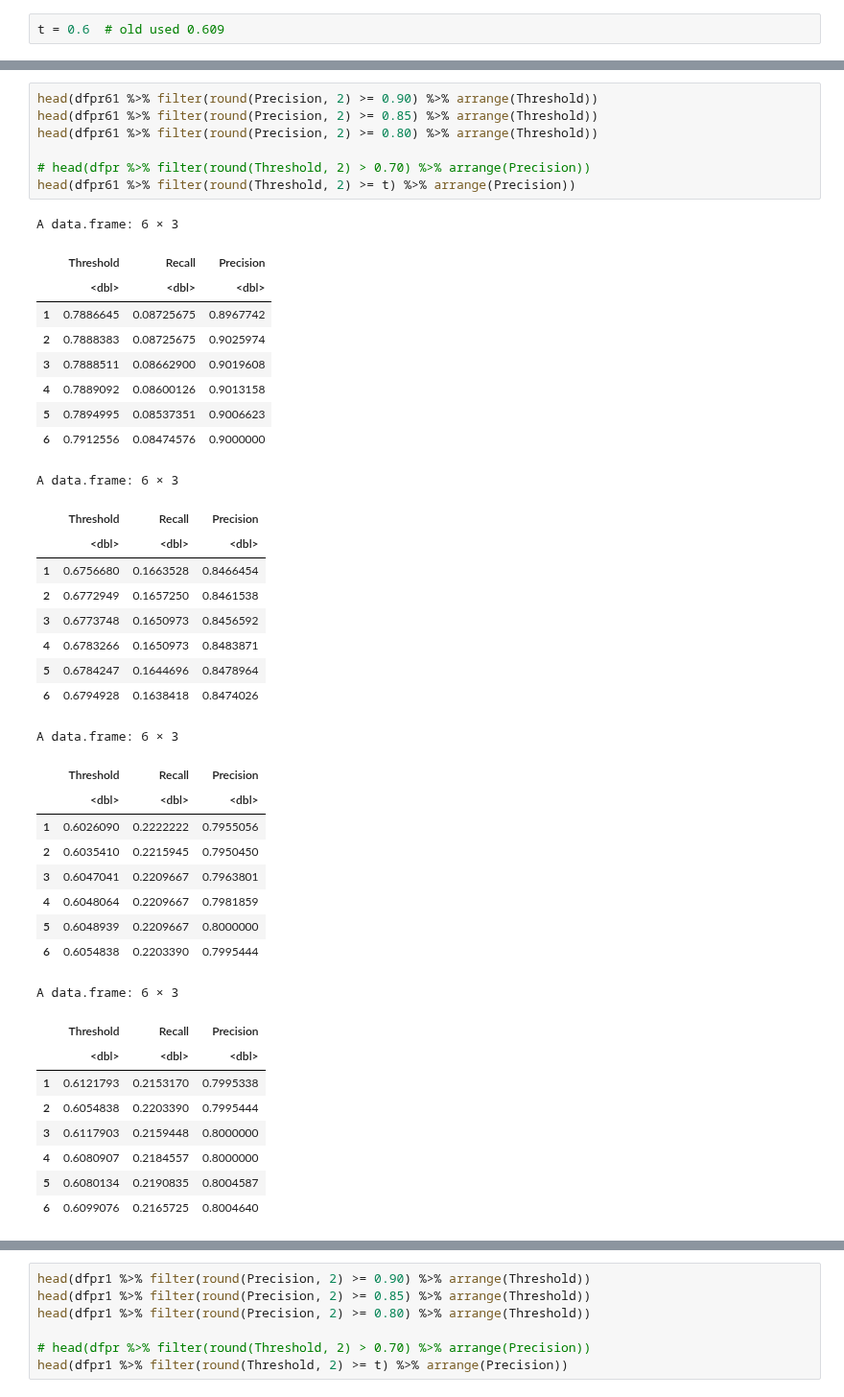
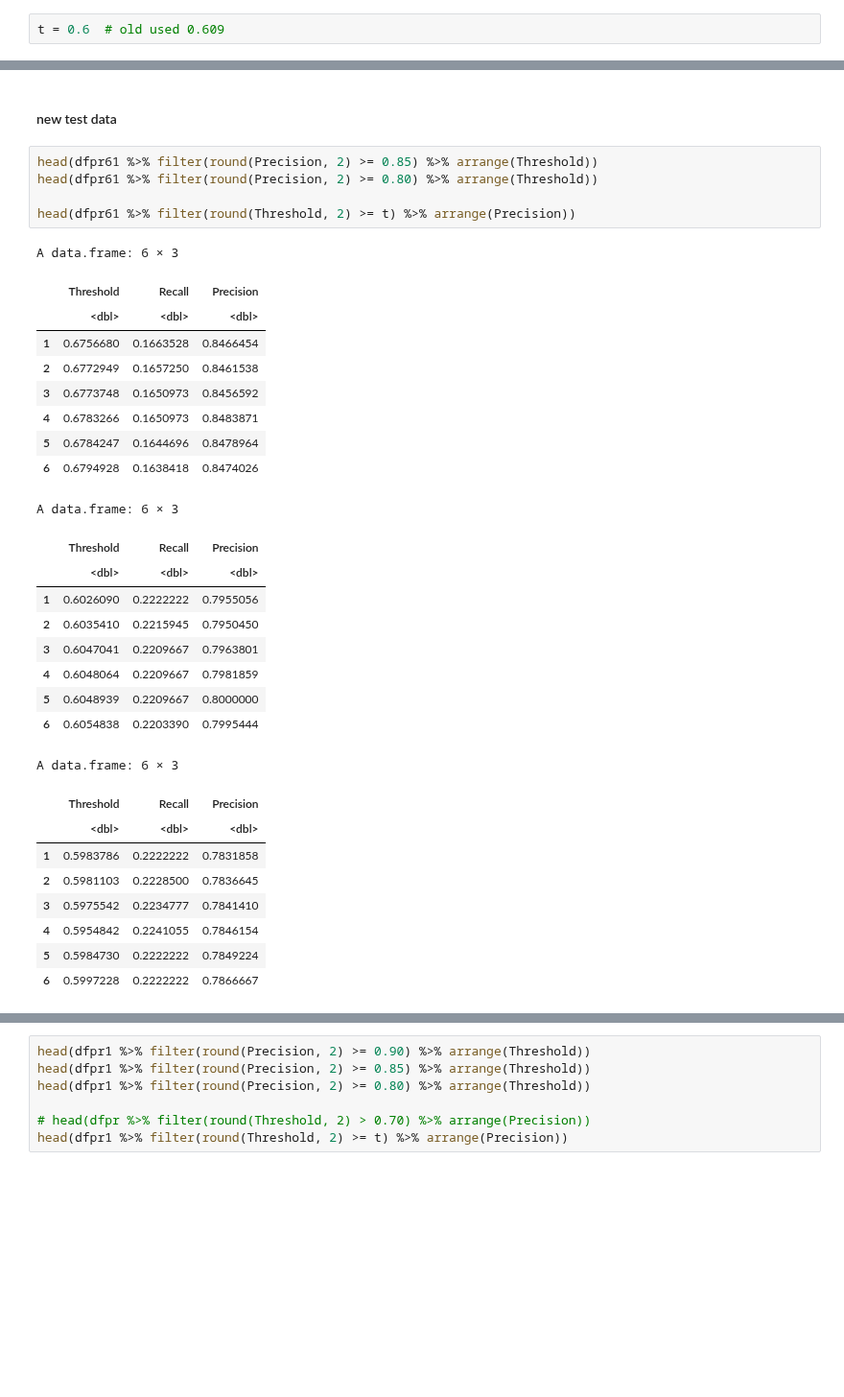
Before and after one commit to Minh084/TDA, a Jupyter notebook: shc2021/20_model_performance_R.ipynb, the cells around one changed output, grey strips where cells are left out. Shown at 96% size. Cells and saved outputs as stored; diff of their text form; blank space fills up the shorter version.

```diff
--- a/shc2021/20_model_performance_R.ipynb
+++ b/shc2021/20_model_performance_R.ipynb
@@ -1412,45 +1420,36 @@ A data.frame: 6 × 3
+# %% [markdown]
+#### new test data
 # %%
-head(dfpr61 %>% filter(round(Precision, 2) >= 0.90) %>% arrange(Threshold))
 head(dfpr61 %>% filter(round(Precision, 2) >= 0.85) %>% arrange(Threshold))
 head(dfpr61 %>% filter(round(Precision, 2) >= 0.80) %>% arrange(Threshold))
 
-# head(dfpr %>% filter(round(Threshold, 2) > 0.70) %>% arrange(Precision))
 head(dfpr61 %>% filter(round(Threshold, 2) >= t) %>% arrange(Precision))
 # %% [output]
 A data.frame: 6 × 3
 |  | Threshold | Recall | Precision |
 |  | <dbl> | <dbl> | <dbl> |
-| 1 | 0.7886645 | 0.08725675 | 0.8967742 |
-| 2 | 0.7888383 | 0.08725675 | 0.9025974 |
-| 3 | 0.7888511 | 0.08662900 | 0.9019608 |
-| 4 | 0.7889092 | 0.08600126 | 0.9013158 |
-| 5 | 0.7894995 | 0.08537351 | 0.9006623 |
-| 6 | 0.7912556 | 0.08474576 | 0.9000000 |
+| 1 | 0.6756680 | 0.1663528 | 0.8466454 |
+| 2 | 0.6772949 | 0.1657250 | 0.8461538 |
+| 3 | 0.6773748 | 0.1650973 | 0.8456592 |
+| 4 | 0.6783266 | 0.1650973 | 0.8483871 |
+| 5 | 0.6784247 | 0.1644696 | 0.8478964 |
+| 6 | 0.6794928 | 0.1638418 | 0.8474026 |
 A data.frame: 6 × 3
 |  | Threshold | Recall | Precision |
 |  | <dbl> | <dbl> | <dbl> |
-| 1 | 0.6756680 | 0.1663528 | 0.8466454 |
-| 2 | 0.6772949 | 0.1657250 | 0.8461538 |
-| 3 | 0.6773748 | 0.1650973 | 0.8456592 |
-| 4 | 0.6783266 | 0.1650973 | 0.8483871 |
-| 5 | 0.6784247 | 0.1644696 | 0.8478964 |
-| 6 | 0.6794928 | 0.1638418 | 0.8474026 |
+| 1 | 0.6026090 | 0.2222222 | 0.7955056 |
+| 2 | 0.6035410 | 0.2215945 | 0.7950450 |
+| 3 | 0.6047041 | 0.2209667 | 0.7963801 |
+| 4 | 0.6048064 | 0.2209667 | 0.7981859 |
+| 5 | 0.6048939 | 0.2209667 | 0.8000000 |
+| 6 | 0.6054838 | 0.2203390 | 0.7995444 |
 A data.frame: 6 × 3
 |  | Threshold | Recall | Precision |
 |  | <dbl> | <dbl> | <dbl> |
-| 1 | 0.6026090 | 0.2222222 | 0.7955056 |
-| 2 | 0.6035410 | 0.2215945 | 0.7950450 |
-| 3 | 0.6047041 | 0.2209667 | 0.7963801 |
-| 4 | 0.6048064 | 0.2209667 | 0.7981859 |
-| 5 | 0.6048939 | 0.2209667 | 0.8000000 |
-| 6 | 0.6054838 | 0.2203390 | 0.7995444 |
+| 1 | 0.5983786 | 0.2222222 | 0.7831858 |
+| 2 | 0.5981103 | 0.2228500 | 0.7836645 |
+| 3 | 0.5975542 | 0.2234777 | 0.7841410 |
+| 4 | 0.5954842 | 0.2241055 | 0.7846154 |
+| 5 | 0.5984730 | 0.2222222 | 0.7849224 |
+| 6 | 0.5997228 | 0.2222222 | 0.7866667 |
-A data.frame: 6 × 3
-|  | Threshold | Recall | Precision |
-|  | <dbl> | <dbl> | <dbl> |
-| 1 | 0.6121793 | 0.2153170 | 0.7995338 |
-| 2 | 0.6054838 | 0.2203390 | 0.7995444 |
-| 3 | 0.6117903 | 0.2159448 | 0.8000000 |
-| 4 | 0.6080907 | 0.2184557 | 0.8000000 |
-| 5 | 0.6080134 | 0.2190835 | 0.8004587 |
-| 6 | 0.6099076 | 0.2165725 | 0.8004640 |
 # %%
```
Also changed, not shown: parts of 13 cells of this notebook.
